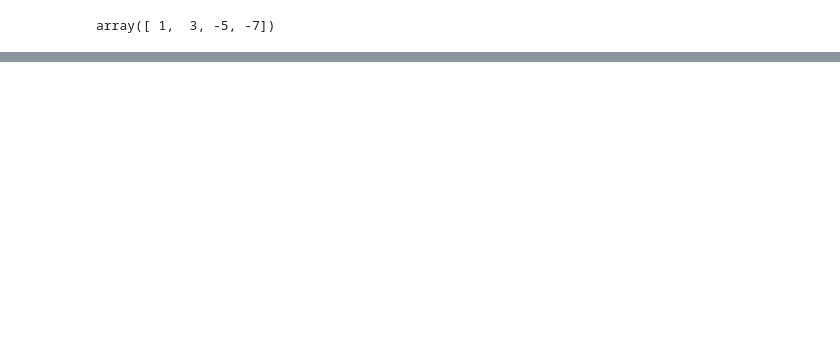
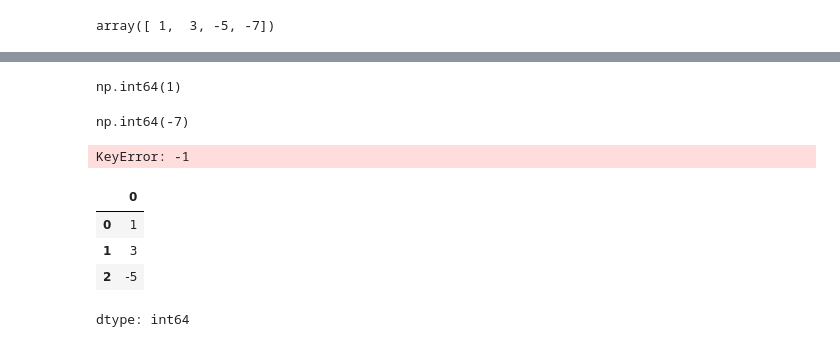
Before and after one commit to JakeOh/202504_itwill_oracle88, a Jupyter notebook: python18.ipynb, the cells around one changed output, grey strips where cells are left out. Drawn from its saved outputs; the diff is of its cells as text; code cells hidden in the pictures; blank space fills up the shorter version.

```diff
--- a/python18.ipynb
+++ b/python18.ipynb
@@ -46,0 +72,20 @@ array([ 1,  3, -5, -7])
+# %%
+s.loc[0]  # Series에서 레이블이 0인 원소를 참조.
+# %% [output]
+np.int64(1)
+# %%
+s.loc[3]  # Series에서 레이블이 3인 원소를 참조.
+# %% [output]
+np.int64(-7)
+# %%
+s.loc[-1]  #> ValueError, KeyError 발생 - 리스트처럼 자동으로 부여되는 음수 인덱스는 없음.
+# %% [output]
+KeyError: -1
+# %%
+s.loc[:2]  # loc 속성을 사용할 때도 시작 인덱스(레이블)은 생략 가능. 마지막 인덱스(레이블)의 원소도 포함.
+# %% [output]
+|  | 0 |
+| 0 | 1 |
+| 1 | 3 |
+| 2 | -5 |
+dtype: int64
```
Also changed, not shown: parts of 21 cells of this notebook.
